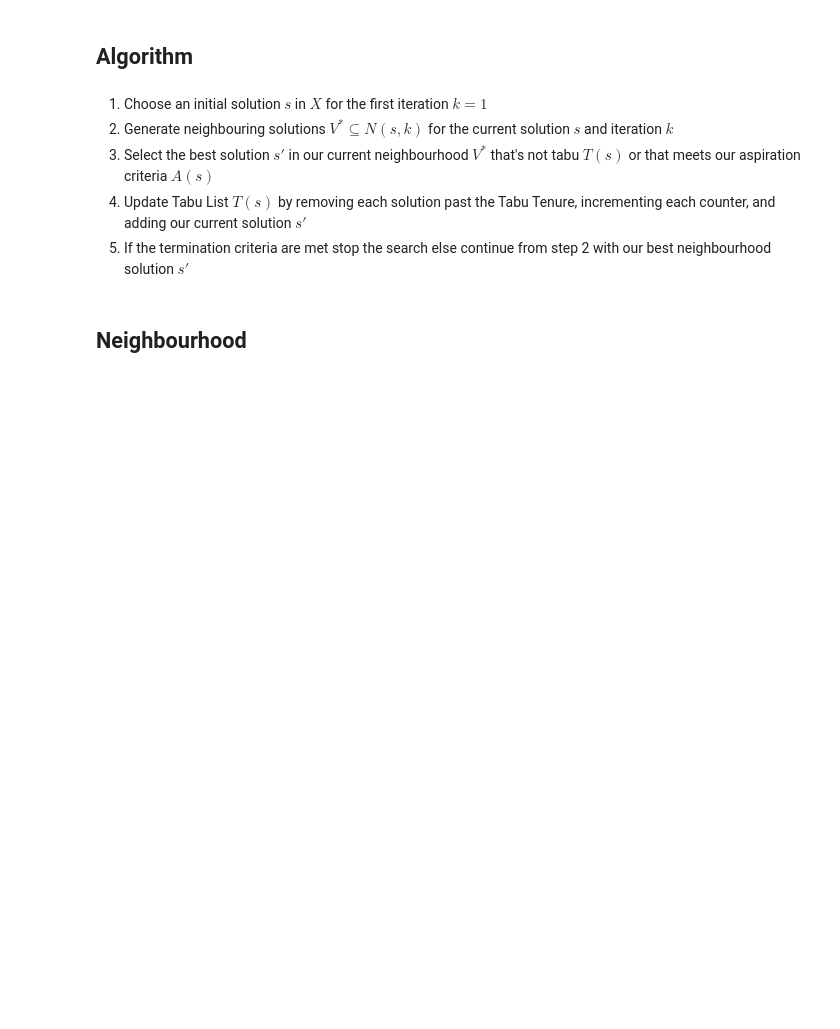
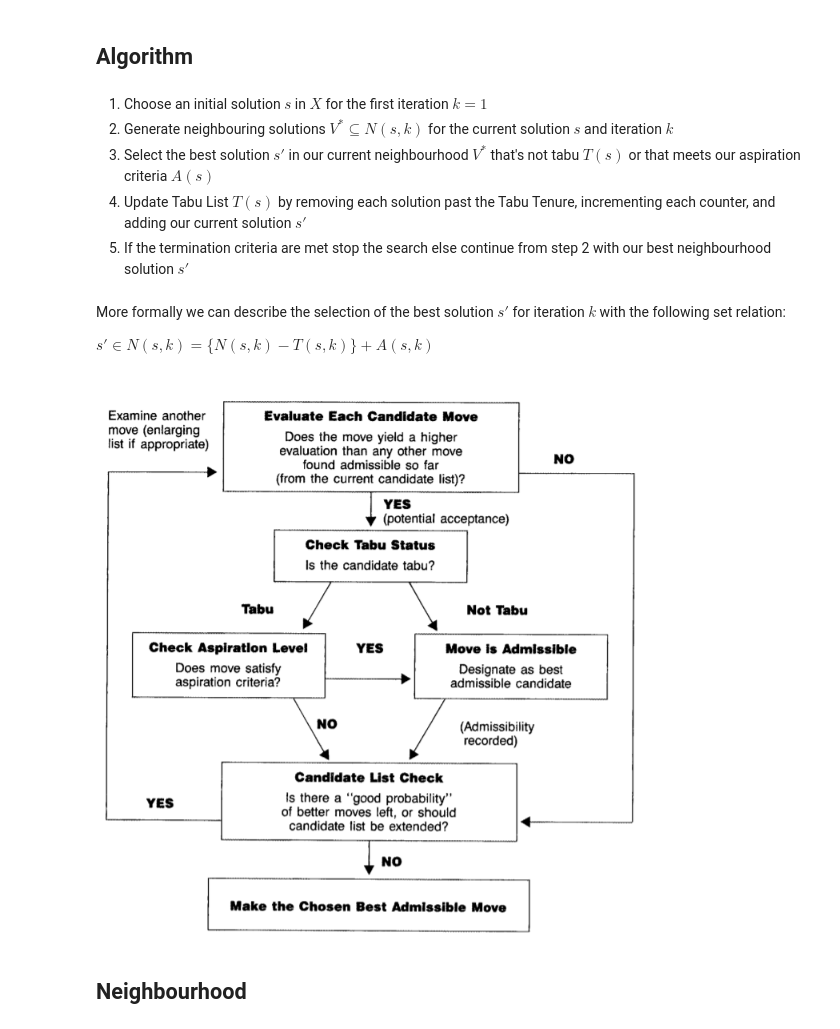
Before and after one commit to evandros-ks/fastblog, a Jupyter notebook: _notebooks/2021-12-22-Tabu_Search.ipynb, the cells around one changed output. Saved outputs shown, nothing was run; the diff lists cells and outputs as text; code cells hidden in the pictures; blank space fills up the shorter version.

```diff
--- a/_notebooks/2021-12-22-Tabu_Search.ipynb
+++ b/_notebooks/2021-12-22-Tabu_Search.ipynb
@@ -93,5 +99,15 @@ After completing an iteration cycle, the algorithm must check if any termination
 3. Select the best solution $s'$ in our current neighbourhood $V^{*}$ that's not tabu $T(s)$ or that meets our aspiration criteria $A(s)$
 4. Update Tabu List $T(s)$ by removing each solution past the Tabu Tenure, incrementing each counter, and adding our current solution $s'$
 5. If the termination criteria are met stop the search else continue from step 2 with our best neighbourhood solution $s'$
+# %% [markdown]
+More formally we can describe the selection of the best solution $s'$ for iteration $k$ with the following set relation:
+
+$s' \in N(s,k) = \{N(s,k) - T(s,k)\} + A(s,k)$
+# %%
+#hide_input
+from IPython.display import Image
+Image(filename='../assets/blogs/2021_12_22/tabu_search_diagram.png')
+# %% [output]
+[figure, added]
 # %% [markdown]
 ## Neighbourhood
```
Also changed, not shown: parts of 5 cells of this notebook.
